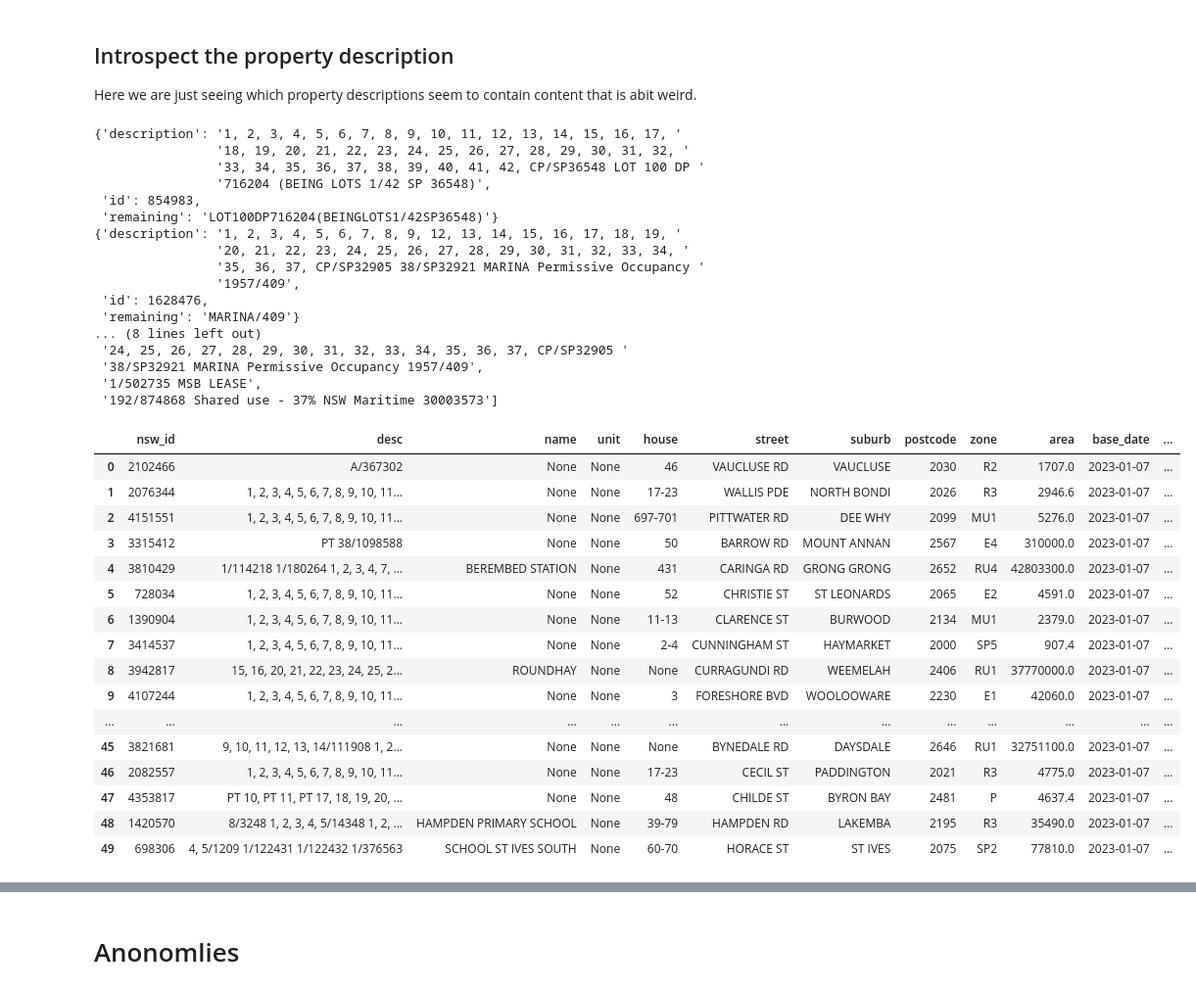
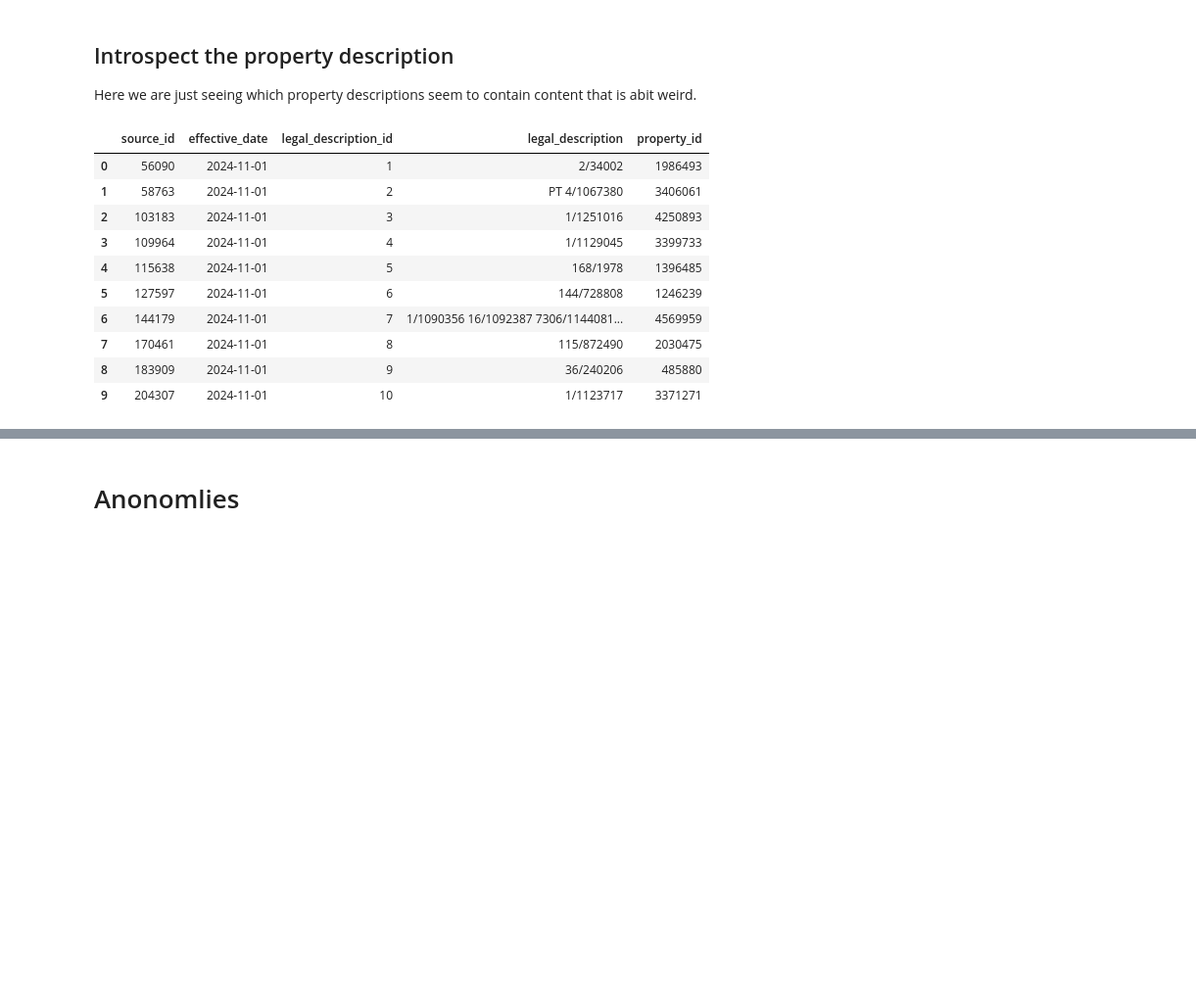
Before and after one commit to AKST/Australian-Address-Boundaries-Land-Property-Price-Database, a Jupyter notebook: pg_nswvg_property_desc.ipynb, the cells around one changed output, grey strips where cells are left out. Shown at 98% size. Drawn from its saved outputs; the diff is of its cells as text; code cells hidden in the pictures; blank space fills up the shorter version.

```diff
--- a/pg_nswvg_property_desc.ipynb
+++ b/pg_nswvg_property_desc.ipynb
@@ -8,7 +8,7 @@ This notebook mostly exists to analysis the contents of the properties in the va
 Initialise the database client
 # %%
 from lib.service.database import DatabaseService
-from lib.service.database.defaults import instance_1_config
+from lib.service.database.defaults import DB_INSTANCE_MAP
 
-db = DatabaseService(instance_1_config)
+db = DatabaseService.create(DB_INSTANCE_MAP[1], 1)
 await db.wait_till_running()
@@ -161,58 +66,35 @@ Here we are just seeing which property descriptions seem to contain content that
 # %%
 from lib.pipeline.nsw_vg.property_description import parse_property_description
 
-rows = most_properties(limit=100, offset=2400)
-# rows = most_properties(limit=50, offset=200) # have not checked up to 1900
+rows = non_strata_items(10, 0)
 
 weird = []
 for i, row in rows.iterrows():
-    desc = rows.loc[i, 'desc']
+    desc = rows.loc[i, 'legal_description']
     remaining, expanded = parse_property_description(desc)
 
     if remaining:
         pprint({
-            'id': int(rows.loc[i, 'nsw_id']),
+            'id': int(rows.loc[i, 'property_id']),
             'description': desc,
             'remaining': remaining,
             # 'expanded': expanded,
         })
         weird.append(desc)
-pprint(weird)
+
+if len(weird) > 0:
+    pprint(weird)
 
 display(rows.iloc[:50])
-display(rows.iloc[50:])
 # %% [output]
-{'description': '1, 2, 3, 4, 5, 6, 7, 8, 9, 10, 11, 12, 13, 14, 15, 16, 17, '
-                '18, 19, 20, 21, 22, 23, 24, 25, 26, 27, 28, 29, 30, 31, 32, '
-                '33, 34, 35, 36, 37, 38, 39, 40, 41, 42, CP/SP36548 LOT 100 DP '
-                '716204 (BEING LOTS 1/42 SP 36548)',
- 'id': 854983,
- 'remaining': 'LOT100DP716204(BEINGLOTS1/42SP36548)'}
-{'description': '1, 2, 3, 4, 5, 6, 7, 8, 9, 12, 13, 14, 15, 16, 17, 18, 19, '
-                '20, 21, 22, 23, 24, 25, 26, 27, 28, 29, 30, 31, 32, 33, 34, '
-                '35, 36, 37, CP/SP32905 38/SP32921 MARINA Permissive Occupancy '
-                '1957/409',
- 'id': 1628476,
- 'remaining': 'MARINA/409'}
-... (8 lines left out)
- '24, 25, 26, 27, 28, 29, 30, 31, 32, 33, 34, 35, 36, 37, CP/SP32905 '
- '38/SP32921 MARINA Permissive Occupancy 1957/409',
- '1/502735 MSB LEASE',
- '192/874868 Shared use - 37% NSW Maritime 30003573']
-|  | nsw_id | desc | name | unit | house | street | suburb | postcode | zone | area | base_date | ... |
-| 0 | 2102466 | A/367302 | None | None | 46 | VAUCLUSE RD | VAUCLUSE | 2030 | R2 | 1707.0 | 2023-01-07 | ... |
-| 1 | 2076344 | 1, 2, 3, 4, 5, 6, 7, 8, 9, 10, 11... | None | None | 17-23 | WALLIS PDE | NORTH BONDI | 2026 | R3 | 2946.6 | 2023-01-07 | ... |
-| 2 | 4151551 | 1, 2, 3, 4, 5, 6, 7, 8, 9, 10, 11... | None | None | 697-701 | PITTWATER RD | DEE WHY | 2099 | MU1 | 5276.0 | 2023-01-07 | ... |
-| 3 | 3315412 | PT 38/1098588 | None | None | 50 | BARROW RD | MOUNT ANNAN | 2567 | E4 | 310000.0 | 2023-01-07 | ... |
-| 4 | 3810429 | 1/114218 1/180264 1, 2, 3, 4, 7, ... | BEREMBED STATION | None | 431 | CARINGA RD | GRONG GRONG | 2652 | RU4 | 42803300.0 | 2023-01-07 | ... |
-| 5 | 728034 | 1, 2, 3, 4, 5, 6, 7, 8, 9, 10, 11... | None | None | 52 | CHRISTIE ST | ST LEONARDS | 2065 | E2 | 4591.0 | 2023-01-07 | ... |
-| 6 | 1390904 | 1, 2, 3, 4, 5, 6, 7, 8, 9, 10, 11... | None | None | 11-13 | CLARENCE ST | BURWOOD | 2134 | MU1 | 2379.0 | 2023-01-07 | ... |
-| 7 | 3414537 | 1, 2, 3, 4, 5, 6, 7, 8, 9, 10, 11... | None | None | 2-4 | CUNNINGHAM ST | HAYMARKET | 2000 | SP5 | 907.4 | 2023-01-07 | ... |
-| 8 | 3942817 | 15, 16, 20, 21, 22, 23, 24, 25, 2... | ROUNDHAY | None | None | CURRAGUNDI RD | WEEMELAH | 2406 | RU1 | 37770000.0 | 2023-01-07 | ... |
-| 9 | 4107244 | 1, 2, 3, 4, 5, 6, 7, 8, 9, 10, 11... | None | None | 3 | FORESHORE BVD | WOOLOOWARE | 2230 | E1 | 42060.0 | 2023-01-07 | ... |
-| ... | ... | ... | ... | ... | ... | ... | ... | ... | ... | ... | ... | ... |
-| 45 | 3821681 | 9, 10, 11, 12, 13, 14/111908 1, 2... | None | None | None | BYNEDALE RD | DAYSDALE | 2646 | RU1 | 32751100.0 | 2023-01-07 | ... |
-| 46 | 2082557 | 1, 2, 3, 4, 5, 6, 7, 8, 9, 10, 11... | None | None | 17-23 | CECIL ST | PADDINGTON | 2021 | R3 | 4775.0 | 2023-01-07 | ... |
-| 47 | 4353817 | PT 10, PT 11, PT 17, 18, 19, 20, ... | None | None | 48 | CHILDE ST | BYRON BAY | 2481 | P | 4637.4 | 2023-01-07 | ... |
-| 48 | 1420570 | 8/3248 1, 2, 3, 4, 5/14348 1, 2, ... | HAMPDEN PRIMARY SCHOOL | None | 39-79 | HAMPDEN RD | LAKEMBA | 2195 | R3 | 35490.0 | 2023-01-07 | ... |
-| 49 | 698306 | 4, 5/1209 1/122431 1/122432 1/376563 | SCHOOL ST IVES SOUTH | None | 60-70 | HORACE ST | ST IVES | 2075 | SP2 | 77810.0 | 2023-01-07 | ... |
+|  | source_id | effective_date | legal_description_id | legal_description | property_id |
+| 0 | 56090 | 2024-11-01 | 1 | 2/34002 | 1986493 |
+| 1 | 58763 | 2024-11-01 | 2 | PT 4/1067380 | 3406061 |
+| 2 | 103183 | 2024-11-01 | 3 | 1/1251016 | 4250893 |
+| 3 | 109964 | 2024-11-01 | 4 | 1/1129045 | 3399733 |
+| 4 | 115638 | 2024-11-01 | 5 | 168/1978 | 1396485 |
+| 5 | 127597 | 2024-11-01 | 6 | 144/728808 | 1246239 |
+| 6 | 144179 | 2024-11-01 | 7 | 1/1090356 16/1092387 7306/1144081... | 4569959 |
+| 7 | 170461 | 2024-11-01 | 8 | 115/872490 | 2030475 |
+| 8 | 183909 | 2024-11-01 | 9 | 36/240206 | 485880 |
+| 9 | 204307 | 2024-11-01 | 10 | 1/1123717 | 3371271 |
```
Also changed, not shown: parts of 6 cells of this notebook, 10 other files.
